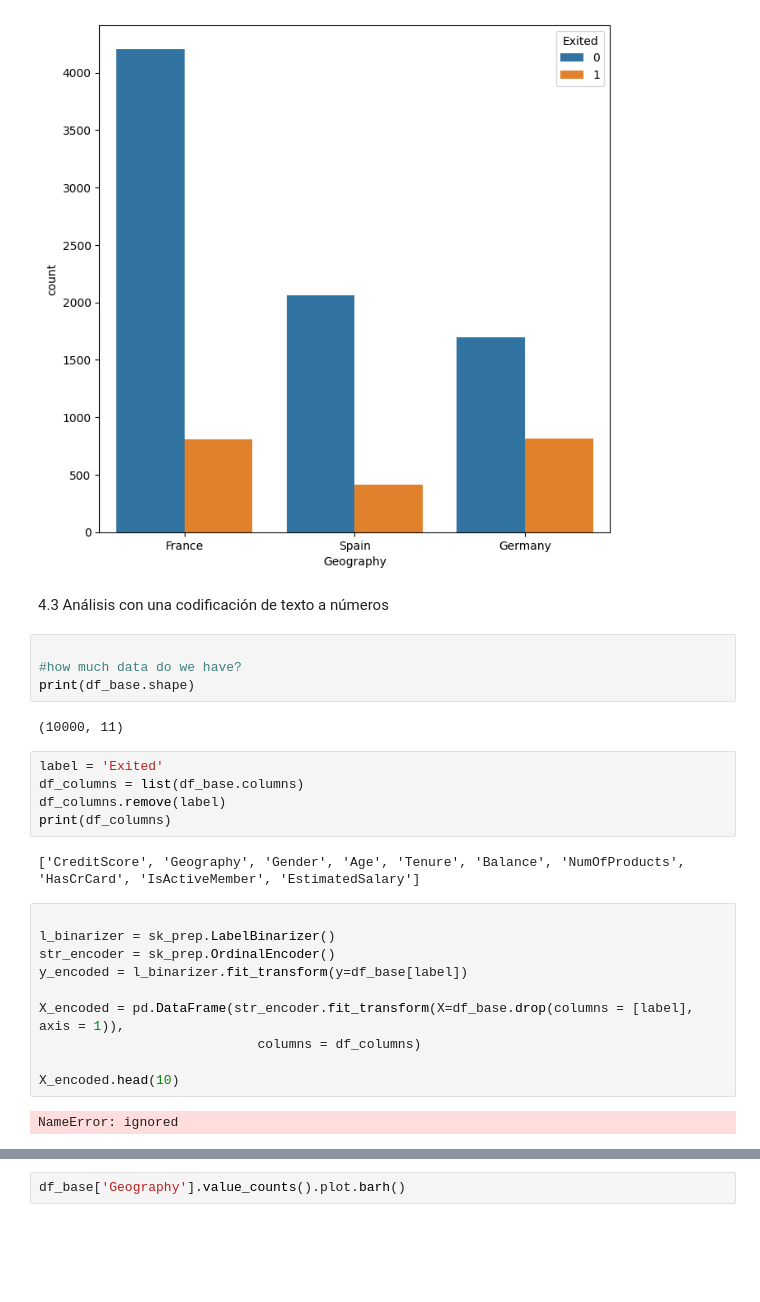
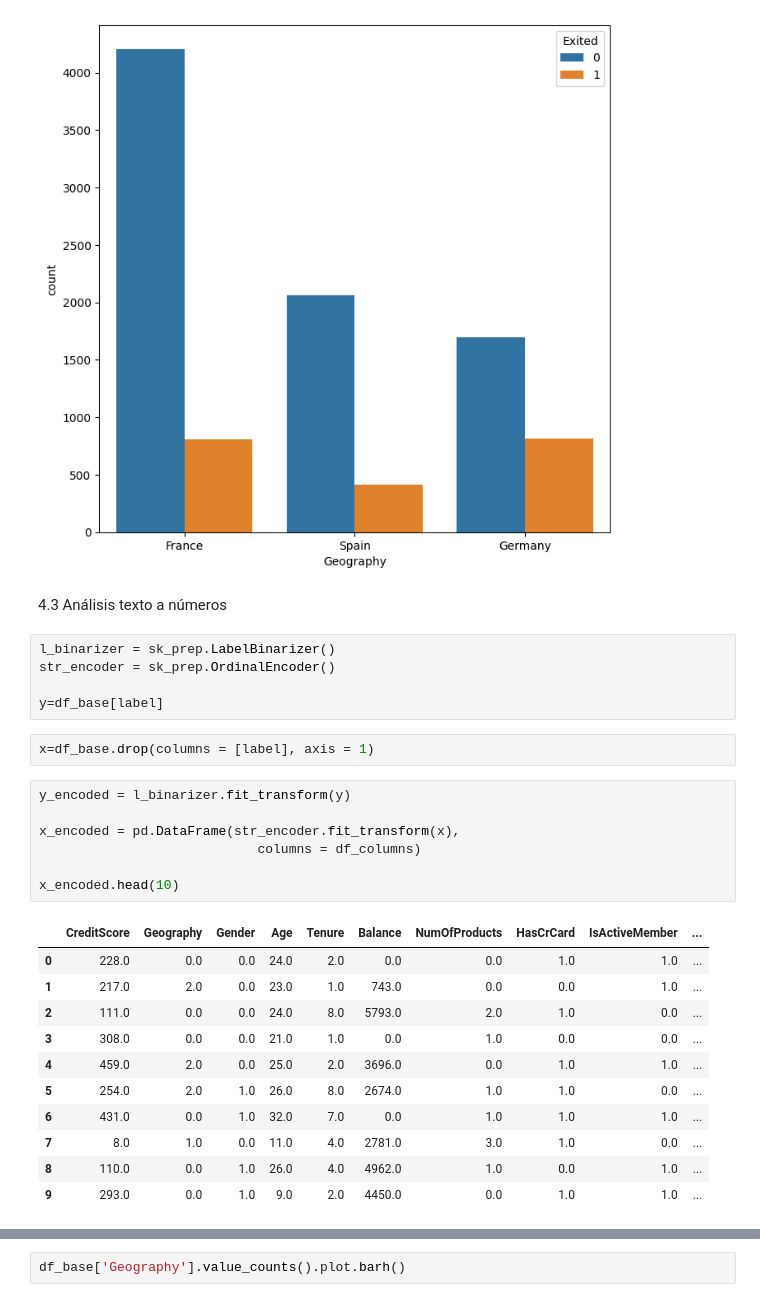
Before and after one commit to RubiAnahiPerezFlores/TPFinalSAT, a Jupyter notebook: TPFinalSAT.ipynb, the cells around one changed output, grey strips where cells are left out. Cells and saved outputs as stored; diff of their text form; blank space fills up the shorter version.

```diff
--- a/TPFinalSAT.ipynb
+++ b/TPFinalSAT.ipynb
@@ -258,29 +258,30 @@ for c in cat_cols:
 [figure]
 [figure]
 # %% [markdown]
-4.3 Análisis con una codificación de texto a números
+4.3 Análisis texto a números
-# %%
-
-#how much data do we have?
-print(df_base.shape)
-# %% [output]
-(10000, 11)
-# %%
-label = 'Exited'
-df_columns = list(df_base.columns)
-df_columns.remove(label)
-print(df_columns)
-# %% [output]
-['CreditScore', 'Geography', 'Gender', 'Age', 'Tenure', 'Balance', 'NumOfProducts', 'HasCrCard', 'IsActiveMember', 'EstimatedSalary']
+# %%
+l_binarizer = sk_prep.LabelBinarizer()
+str_encoder = sk_prep.OrdinalEncoder()
+
+y=df_base[label]
+# %%
+x=df_base.drop(columns = [label], axis = 1)
 # %%
+y_encoded = l_binarizer.fit_transform(y)
 
-l_binarizer = sk_prep.LabelBinarizer()
-str_encoder = sk_prep.OrdinalEncoder()
-y_encoded = l_binarizer.fit_transform(y=df_base[label])
-
-X_encoded = pd.DataFrame(str_encoder.fit_transform(X=df_base.drop(columns = [label], axis = 1)),
+x_encoded = pd.DataFrame(str_encoder.fit_transform(x),
                             columns = df_columns)
 
-X_encoded.head(10)
+x_encoded.head(10)
 # %% [output]
-NameError: ignored
+|  | CreditScore | Geography | Gender | Age | Tenure | Balance | NumOfProducts | HasCrCard | IsActiveMember | ... |
+| 0 | 228.0 | 0.0 | 0.0 | 24.0 | 2.0 | 0.0 | 0.0 | 1.0 | 1.0 | ... |
+| 1 | 217.0 | 2.0 | 0.0 | 23.0 | 1.0 | 743.0 | 0.0 | 0.0 | 1.0 | ... |
+| 2 | 111.0 | 0.0 | 0.0 | 24.0 | 8.0 | 5793.0 | 2.0 | 1.0 | 0.0 | ... |
+| 3 | 308.0 | 0.0 | 0.0 | 21.0 | 1.0 | 0.0 | 1.0 | 0.0 | 0.0 | ... |
+| 4 | 459.0 | 2.0 | 0.0 | 25.0 | 2.0 | 3696.0 | 0.0 | 1.0 | 1.0 | ... |
+| 5 | 254.0 | 2.0 | 1.0 | 26.0 | 8.0 | 2674.0 | 1.0 | 1.0 | 0.0 | ... |
+| 6 | 431.0 | 0.0 | 1.0 | 32.0 | 7.0 | 0.0 | 1.0 | 1.0 | 1.0 | ... |
+| 7 | 8.0 | 1.0 | 0.0 | 11.0 | 4.0 | 2781.0 | 3.0 | 1.0 | 0.0 | ... |
+| 8 | 110.0 | 0.0 | 1.0 | 26.0 | 4.0 | 4962.0 | 1.0 | 0.0 | 1.0 | ... |
+| 9 | 293.0 | 0.0 | 1.0 | 9.0 | 2.0 | 4450.0 | 0.0 | 1.0 | 1.0 | ... |
```
Also changed, not shown: parts of 11 cells of this notebook.
